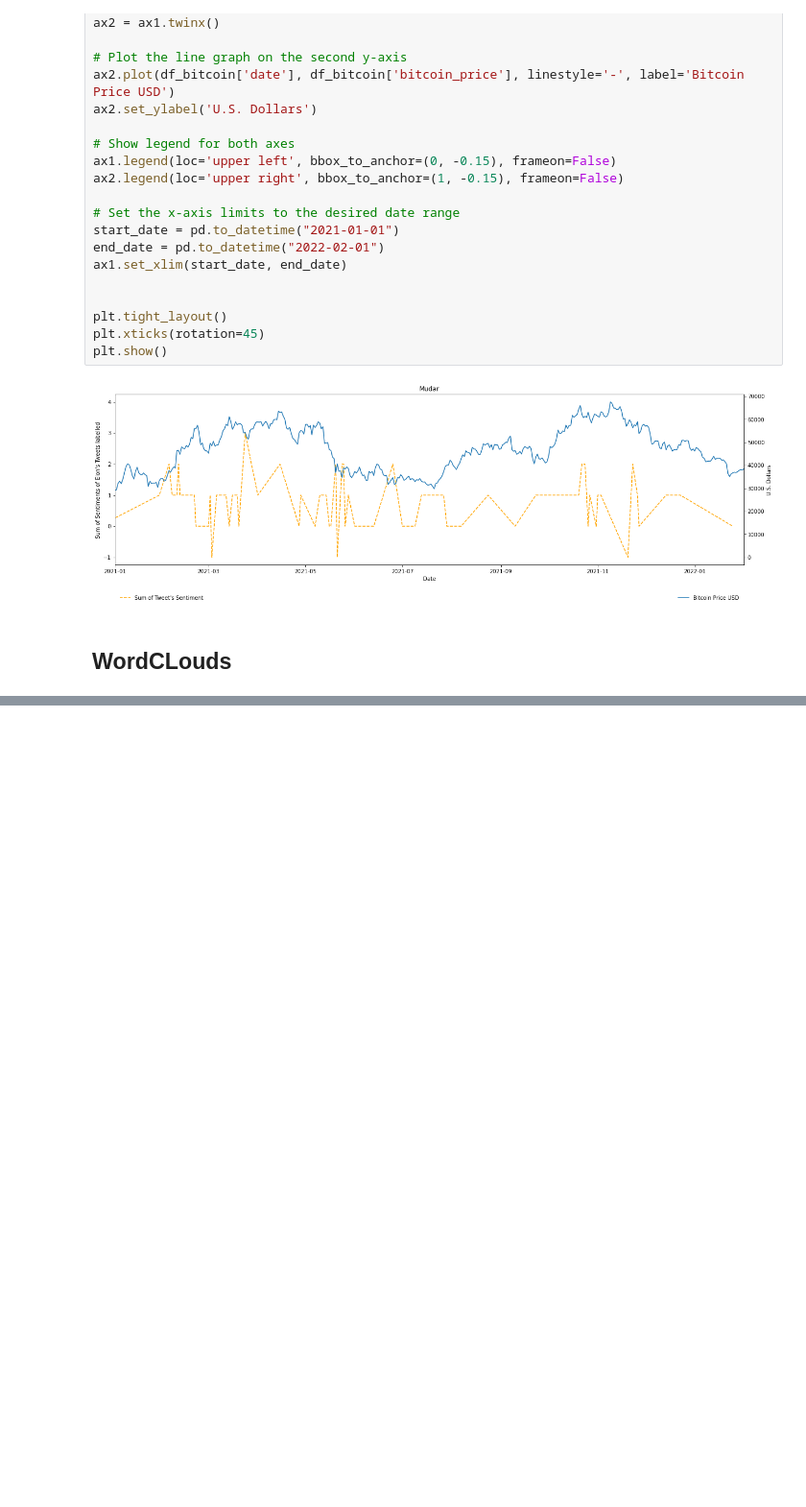
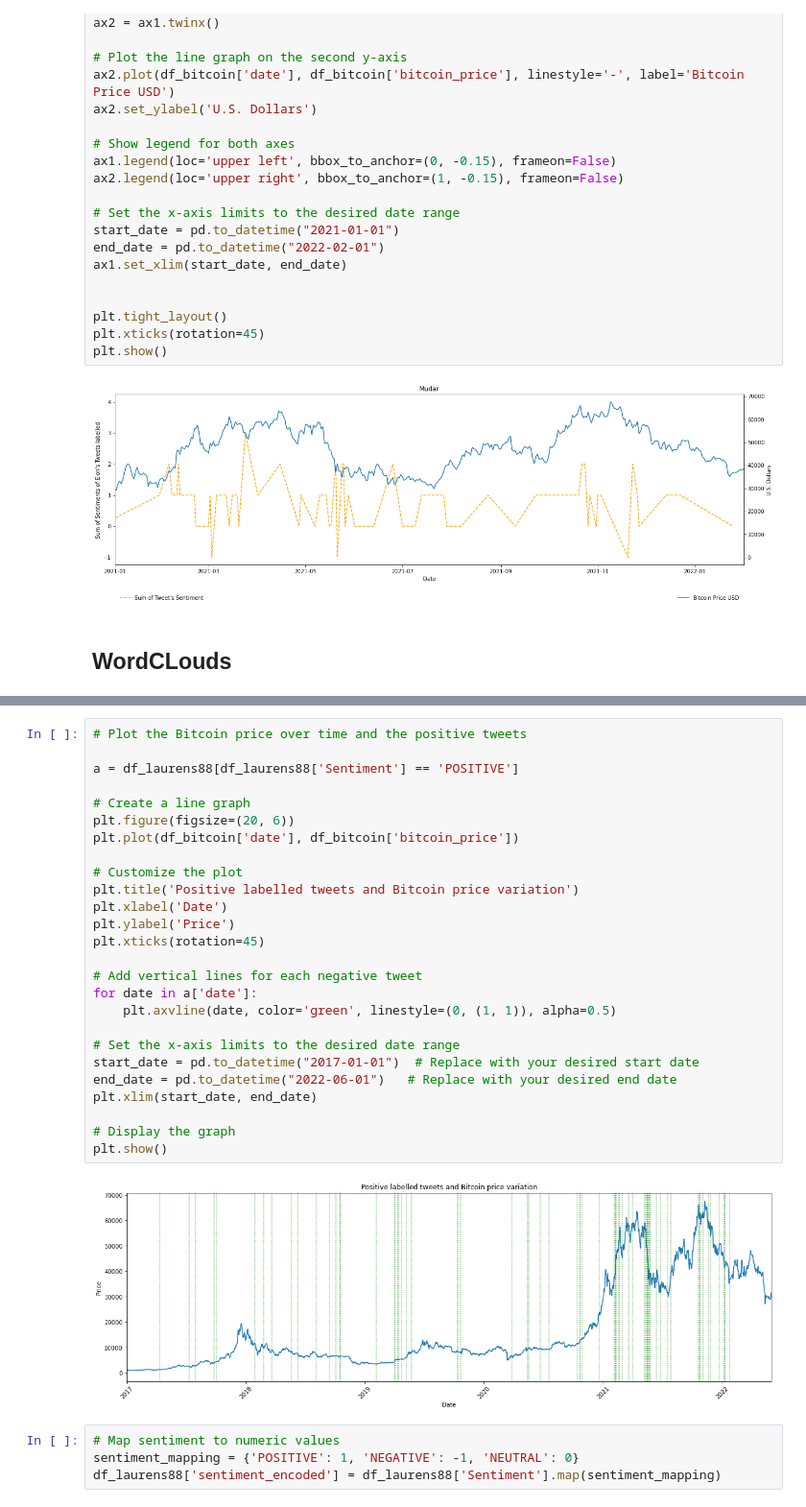
Before and after one commit to 158bubbles/ProjetoMD, a Jupyter notebook: graficosBitcoin.ipynb, the cells around one changed output, grey strips where cells are left out. Shown at 96% size. Drawn from its saved outputs; the diff is of its cells as text; blank space fills up the shorter version.

```diff
--- a/graficosBitcoin.ipynb
+++ b/graficosBitcoin.ipynb
@@ -240,0 +319,32 @@ plt.show()
+# %%
+# Plot the Bitcoin price over time and the positive tweets
+
+a = df_laurens88[df_laurens88['Sentiment'] == 'POSITIVE']
+
+# Create a line graph
+plt.figure(figsize=(20, 6))
+plt.plot(df_bitcoin['date'], df_bitcoin['bitcoin_price'])
+
+# Customize the plot
+plt.title('Positive labelled tweets and Bitcoin price variation')
+plt.xlabel('Date')
+plt.ylabel('Price')
+plt.xticks(rotation=45)
+
+# Add vertical lines for each negative tweet
+for date in a['date']:
+    plt.axvline(date, color='green', linestyle=(0, (1, 1)), alpha=0.5)
+
+# Set the x-axis limits to the desired date range
+start_date = pd.to_datetime("2017-01-01")  # Replace with your desired start date
+end_date = pd.to_datetime("2022-06-01")   # Replace with your desired end date
+plt.xlim(start_date, end_date)
+
+# Display the graph
+plt.show()
+# %% [output]
+[figure, added]
+# %%
+# Map sentiment to numeric values
+sentiment_mapping = {'POSITIVE': 1, 'NEGATIVE': -1, 'NEUTRAL': 0}
+df_laurens88['sentiment_encoded'] = df_laurens88['Sentiment'].map(sentiment_mapping)
```
Also changed, not shown: parts of 47 cells of this notebook.
